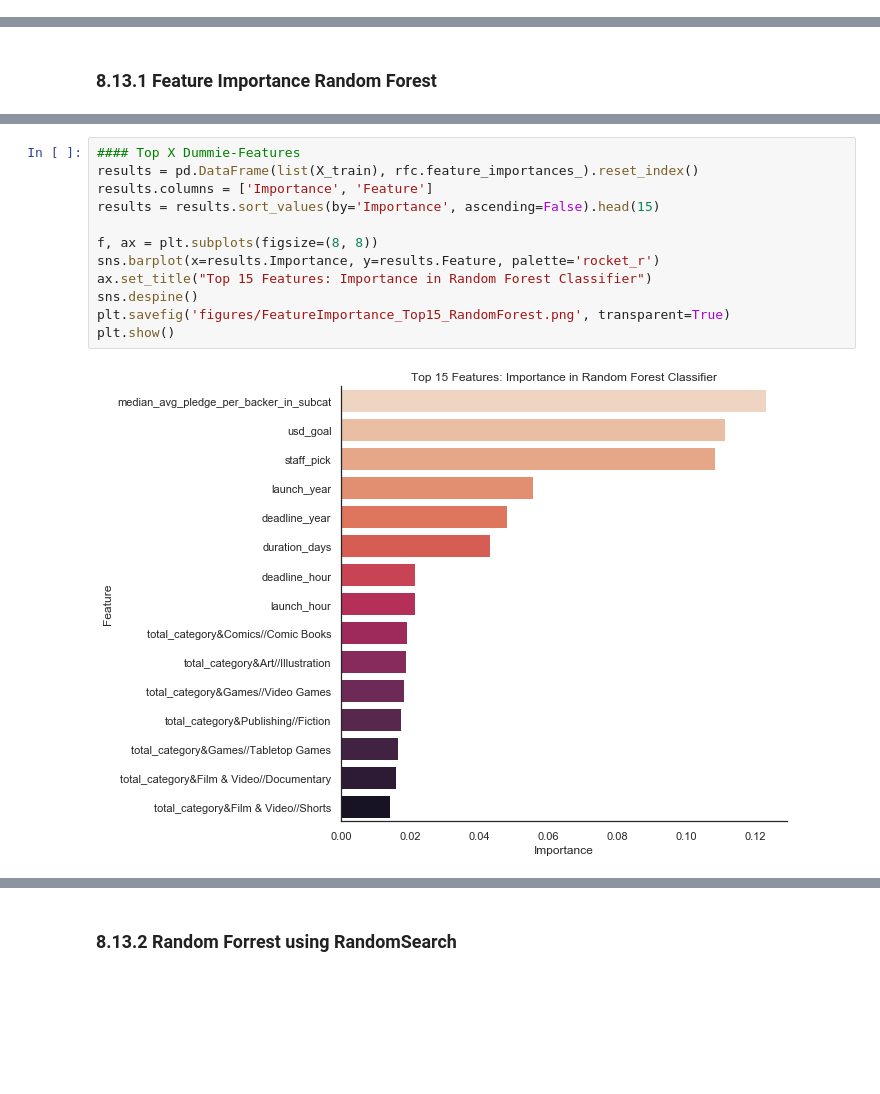
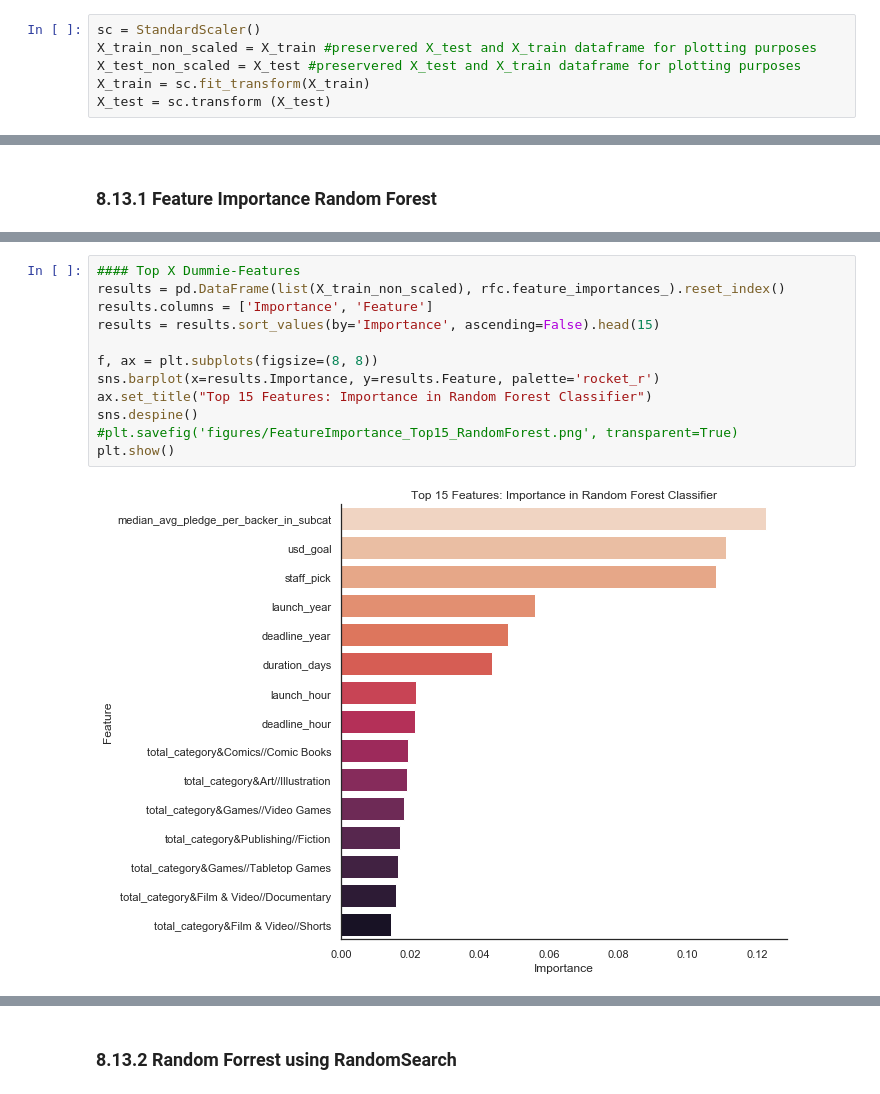
Before and after one commit to JonJae/Classification_CampaignSuccess, a Jupyter notebook: SuccessPrediction_ML.ipynb, the cells around one changed output, grey strips where cells are left out. Cells and saved outputs as stored; diff of their text form; blank space fills up the shorter version.

```diff
--- a/SuccessPrediction_ML.ipynb
+++ b/SuccessPrediction_ML.ipynb
@@ -216,3 +219,9 @@ print(X_test_r.shape, y_test_r.shape)
+# %%
+sc = StandardScaler()
+X_train_non_scaled = X_train #preservered X_test and X_train dataframe for plotting purposes
+X_test_non_scaled = X_test #preservered X_test and X_train dataframe for plotting purposes
+X_train = sc.fit_transform(X_train)
+X_test = sc.transform (X_test)
 # %% [markdown]
 ## 8.10 Logistic Regression (base model)
 # %%
@@ -379,17 +391,17 @@ plt.show()
 [figure]
 # %%
 #### Top X Dummie-Features
-results = pd.DataFrame(list(X_train), rfc.feature_importances_).reset_index()
+results = pd.DataFrame(list(X_train_non_scaled), rfc.feature_importances_).reset_index()
 results.columns = ['Importance', 'Feature']
 results = results.sort_values(by='Importance', ascending=False).head(15)
 
 f, ax = plt.subplots(figsize=(8, 8))
 sns.barplot(x=results.Importance, y=results.Feature, palette='rocket_r')
 ax.set_title("Top 15 Features: Importance in Random Forest Classifier")
 sns.despine()
-plt.savefig('figures/FeatureImportance_Top15_RandomForest.png', transparent=True)
+#plt.savefig('figures/FeatureImportance_Top15_RandomForest.png', transparent=True)
 plt.show()
 # %% [output]
-[figure, old version]
+[figure, new version]
 # %%
 ### Importance Main Features
```
Also changed, not shown: parts of 16 cells of this notebook, 3 other files.
